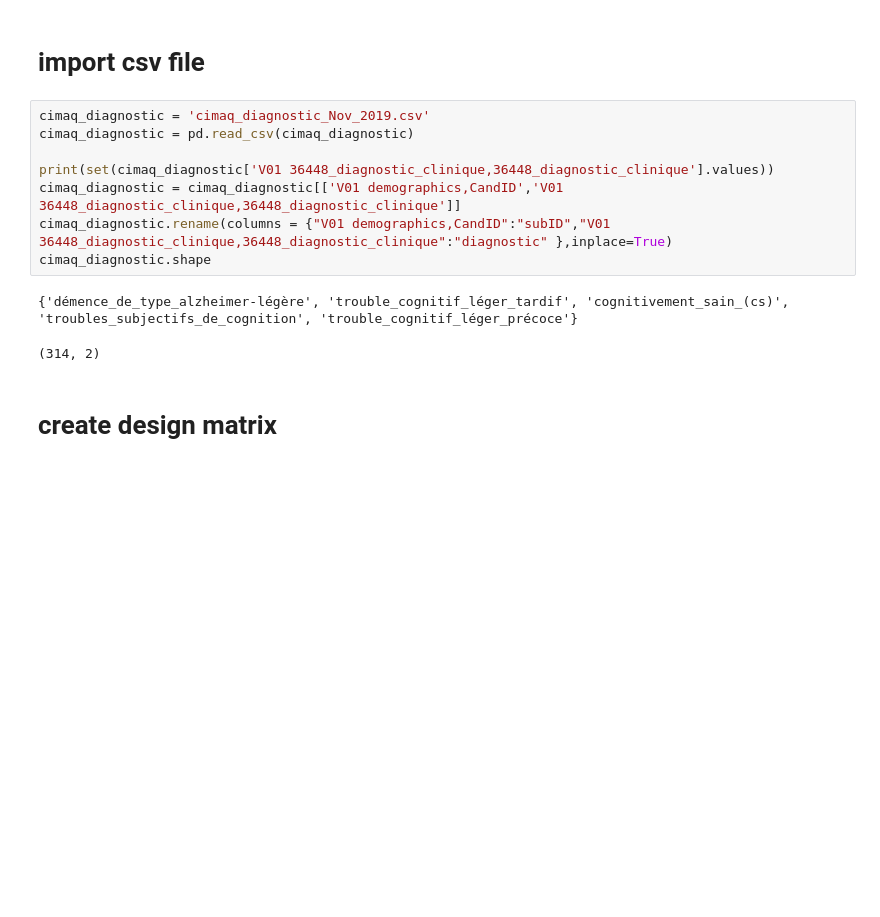
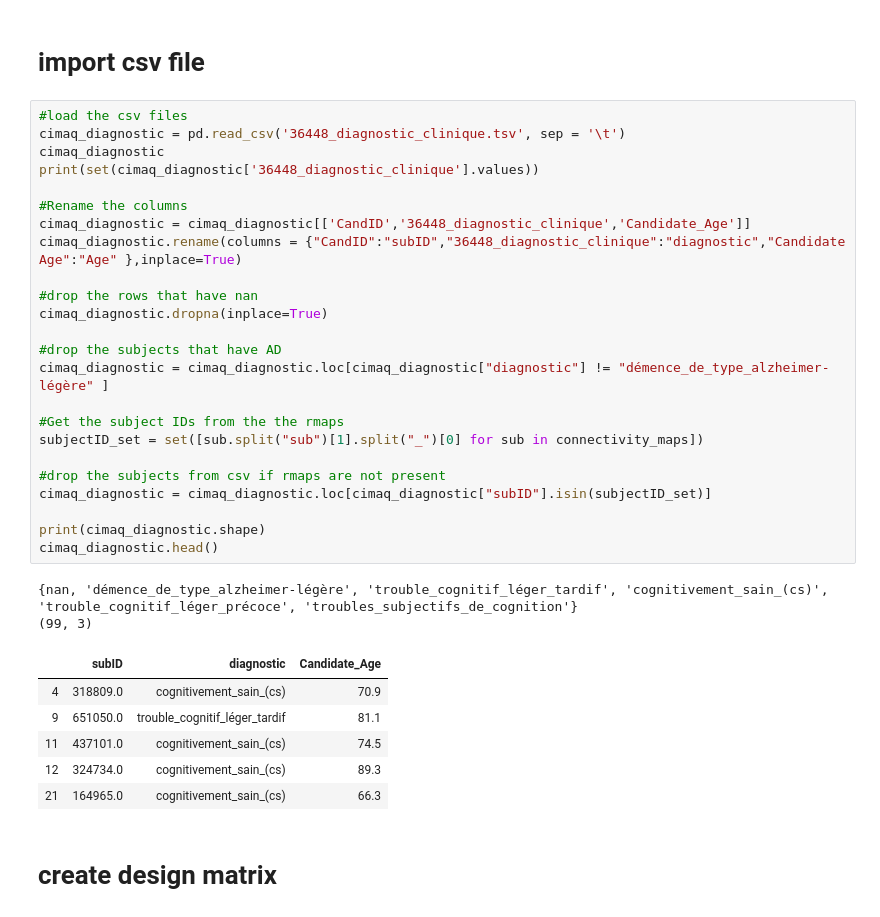
Before and after one commit to SIMEXP/hyperconnectivity_SCI, a Jupyter notebook: second_level_nistats.ipynb, the cells around one changed output. Drawn from its saved outputs; the diff is of its cells as text; blank space fills up the shorter version.

```diff
--- a/second_level_nistats.ipynb
+++ b/second_level_nistats.ipynb
@@ -17,17 +17,39 @@ len(connectivity_maps)
 112
 # %% [markdown]
 # import csv file
-# %%
-cimaq_diagnostic = 'cimaq_diagnostic_Nov_2019.csv'
-cimaq_diagnostic = pd.read_csv(cimaq_diagnostic)
-
-print(set(cimaq_diagnostic['V01 36448_diagnostic_clinique,36448_diagnostic_clinique'].values))
-cimaq_diagnostic = cimaq_diagnostic[['V01 demographics,CandID','V01 36448_diagnostic_clinique,36448_diagnostic_clinique']]
-cimaq_diagnostic.rename(columns = {"V01 demographics,CandID":"subID","V01 36448_diagnostic_clinique,36448_diagnostic_clinique":"diagnostic" },inplace=True)
-cimaq_diagnostic.shape
-# %% [output]
-{'démence_de_type_alzheimer-légère', 'trouble_cognitif_léger_tardif', 'cognitivement_sain_(cs)', 'troubles_subjectifs_de_cognition', 'trouble_cognitif_léger_précoce'}
-(314, 2)
+# %%
+#load the csv files
+cimaq_diagnostic = pd.read_csv('36448_diagnostic_clinique.tsv', sep = '\t')
+cimaq_diagnostic
+print(set(cimaq_diagnostic['36448_diagnostic_clinique'].values))
+
+#Rename the columns
+cimaq_diagnostic = cimaq_diagnostic[['CandID','36448_diagnostic_clinique','Candidate_Age']]
+cimaq_diagnostic.rename(columns = {"CandID":"subID","36448_diagnostic_clinique":"diagnostic","Candidate Age":"Age" },inplace=True)
+
+#drop the rows that have nan
+cimaq_diagnostic.dropna(inplace=True)
+
+#drop the subjects that have AD
+cimaq_diagnostic = cimaq_diagnostic.loc[cimaq_diagnostic["diagnostic"] != "démence_de_type_alzheimer-légère" ]
+
+#Get the subject IDs from the the rmaps
+subjectID_set = set([sub.split("sub")[1].split("_")[0] for sub in connectivity_maps])
+
+#drop the subjects from csv if rmaps are not present
+cimaq_diagnostic = cimaq_diagnostic.loc[cimaq_diagnostic["subID"].isin(subjectID_set)]
+
+print(cimaq_diagnostic.shape)
+cimaq_diagnostic.head()
+# %% [output]
+{nan, 'démence_de_type_alzheimer-légère', 'trouble_cognitif_léger_tardif', 'cognitivement_sain_(cs)', 'trouble_cognitif_léger_précoce', 'troubles_subjectifs_de_cognition'}
+(99, 3)
+|  | subID | diagnostic | Candidate_Age |
+| 4 | 318809.0 | cognitivement_sain_(cs) | 70.9 |
+| 9 | 651050.0 | trouble_cognitif_léger_tardif | 81.1 |
+| 11 | 437101.0 | cognitivement_sain_(cs) | 74.5 |
+| 12 | 324734.0 | cognitivement_sain_(cs) | 89.3 |
+| 21 | 164965.0 | cognitivement_sain_(cs) | 66.3 |
 # %% [markdown]
 # create design matrix
 # %%
```
Also changed, not shown: parts of 11 cells of this notebook.
